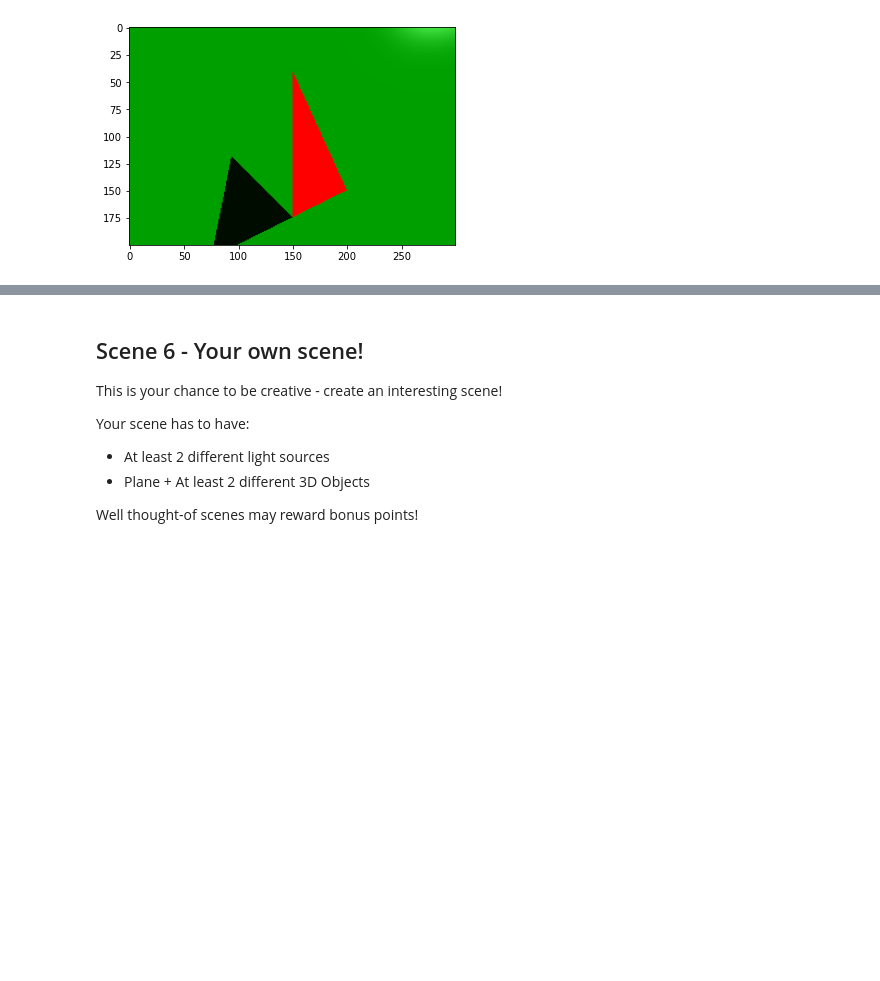
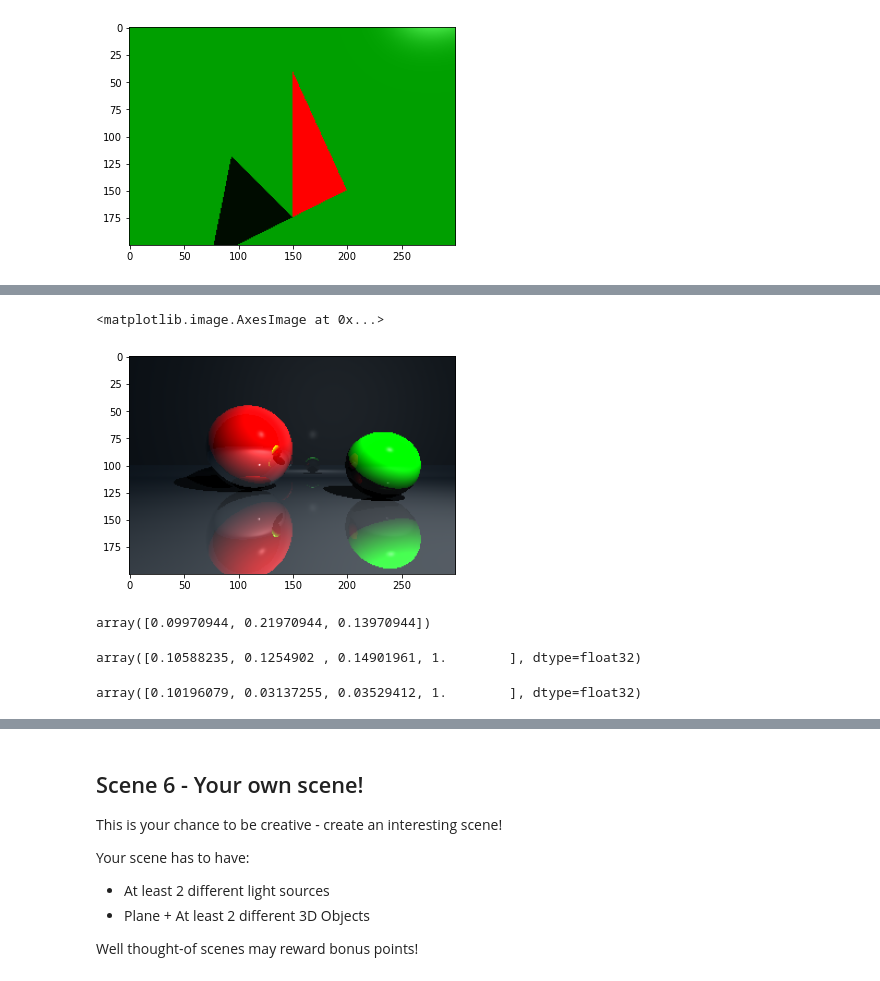
Before and after one commit to efraim224/Ray-Tracing, a Jupyter notebook: Exercise_3_Ray_Tracing.ipynb, the cells around one changed output, grey strips where cells are left out. Drawn from its saved outputs; the diff is of its cells as text; code cells hidden in the pictures; blank space fills up the shorter version.

```diff
--- a/Exercise_3_Ray_Tracing.ipynb
+++ b/Exercise_3_Ray_Tracing.ipynb
@@ -194,3 +194,21 @@ plt.imsave('scene4.png', im)
+# %%
+im2 = plt.imread("./scenes/scene4.png")
+plt.imshow(im2)
+# %% [output]
+<matplotlib.image.AxesImage at 0x...>
+[figure, added]
+# %%
+im[97][171]
+# %% [output]
+array([0.09970944, 0.21970944, 0.13970944])
+# %%
+im2[97][171]
+# %% [output]
+array([0.10588235, 0.1254902 , 0.14901961, 1.        ], dtype=float32)
+# %%
+im2[101][205]
+# %% [output]
+array([0.10196079, 0.03137255, 0.03529412, 1.        ], dtype=float32)
 # %% [markdown]
 ## Scene 5 - Different Lighting
 This scene has 3 light sources, each one in different color, and a white background.
```
Also changed, not shown: parts of 3 cells of this notebook, 1 other file.
